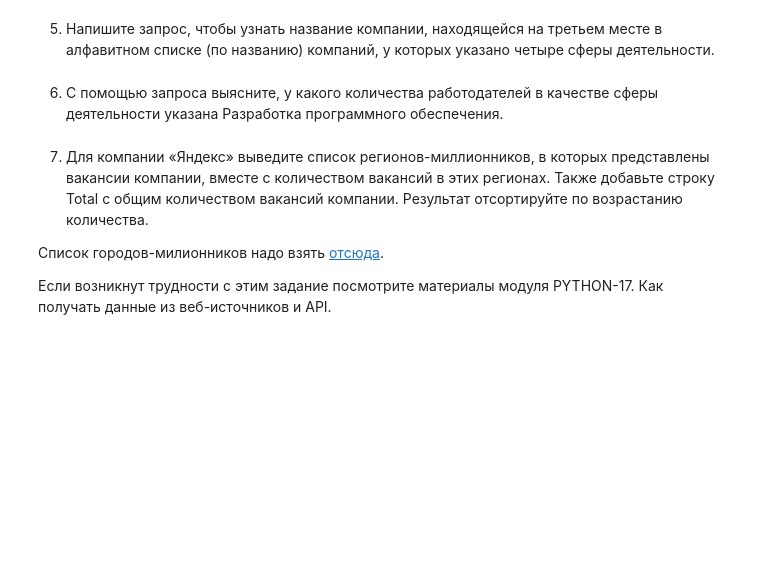
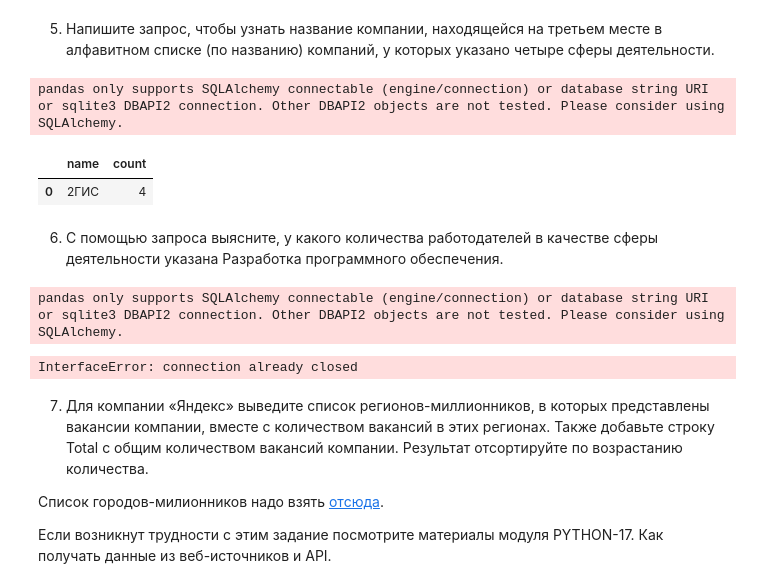
Before and after one commit to Alex1990opac/project_2, a Jupyter notebook: Project_2_Ноутбук_шаблон.ipynb, the cells around one changed output. Saved outputs shown, nothing was run; the diff lists cells and outputs as text; code cells hidden in the pictures; blank space fills up the shorter version.

```diff
--- a/Project_2_Ноутбук_шаблон.ipynb
+++ b/Project_2_Ноутбук_шаблон.ipynb
@@ -362,8 +372,23 @@ pandas only supports SQLAlchemy connectable (engine/connection) or database stri
 5. Напишите запрос, чтобы узнать название компании, находящейся на третьем месте в алфавитном списке (по названию) компаний, у которых указано четыре сферы деятельности.
 # %%
 # текст запроса
+query = f'''select e.name,
+    count(distinct a.industry_id)
+    from  public.VACANCIES as v
+    join public.EMPLOYERS as e on v.employer_id = e.id
+    join public.EMPLOYERS_INDUSTRIES as a on v.employer_id = a.employer_id
+    group by e.name
+    having count(distinct a.industry_id) = 4
+    offset  2 limit 1
+    '''
 # %%
 # результат запроса
+df= pd.read_sql_query(query,connection)
+display(df)
+# %% [output]
+pandas only supports SQLAlchemy connectable (engine/connection) or database string URI or sqlite3 DBAPI2 connection. Other DBAPI2 objects are not tested. Please consider using SQLAlchemy.
+|  | name | count |
+| 0 | 2ГИС | 4 |
 # %% [markdown]
 6. С помощью запроса выясните, у какого количества работодателей в качестве сферы деятельности указана Разработка программного обеспечения.
 # %%
@@ -371,5 +401,10 @@ pandas only supports SQLAlchemy connectable (engine/connection) or database stri
 # %%
 # результат запроса
+df= pd.read_sql_query(query,connection)
+display(df)
+# %% [output]
+pandas only supports SQLAlchemy connectable (engine/connection) or database string URI or sqlite3 DBAPI2 connection. Other DBAPI2 objects are not tested. Please consider using SQLAlchemy.
+InterfaceError: connection already closed
 # %% [markdown]
 7. Для компании «Яндекс» выведите список регионов-миллионников, в которых представлены вакансии компании, вместе с количеством вакансий в этих регионах. Также добавьте строку Total с общим количеством вакансий компании. Результат отсортируйте по возрастанию количества.
 
```
Also changed, not shown: parts of 5 cells of this notebook.
